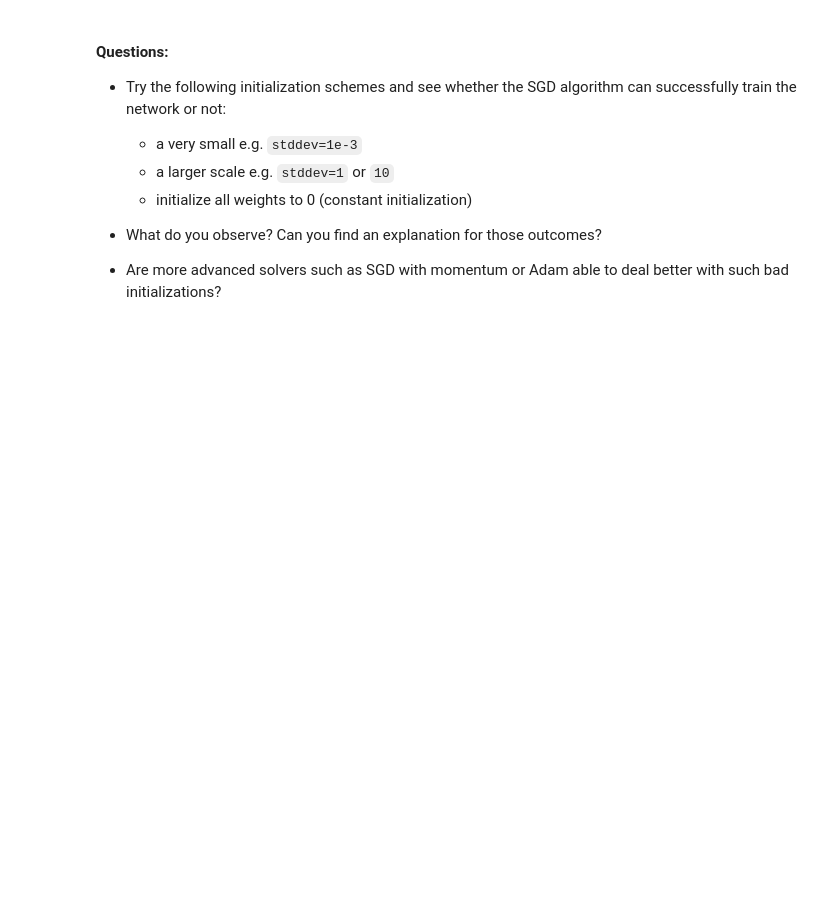
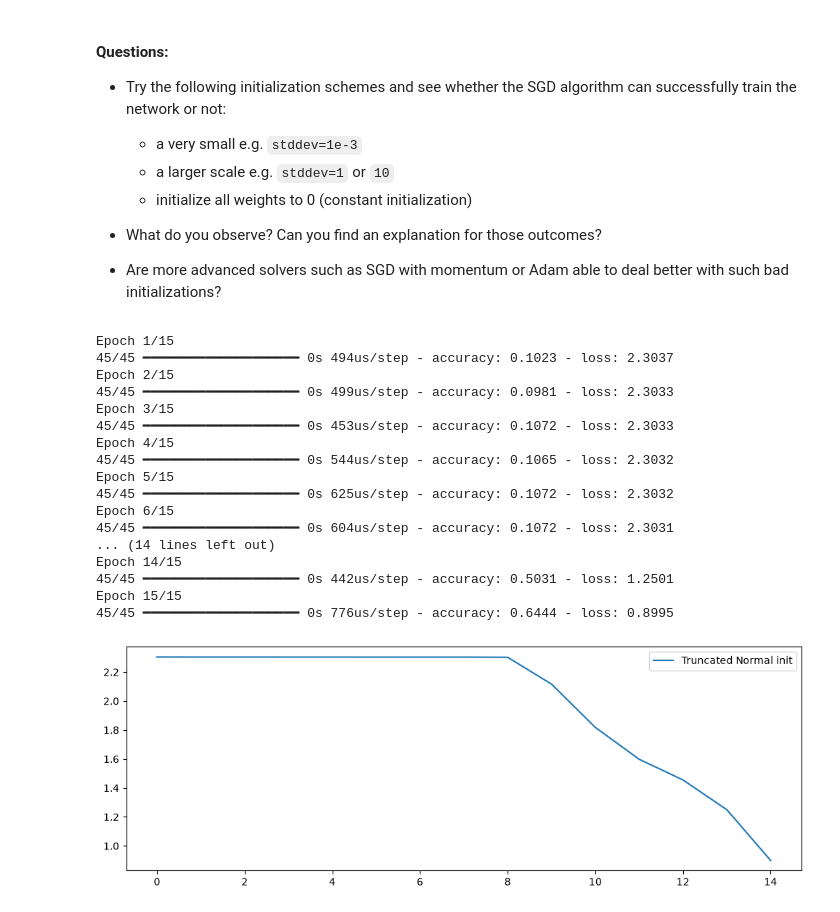
Before and after one commit to zdai399/deep_learning, a Jupyter notebook: 01_materials/labs/lab_1.ipynb, the cells around one changed output. Drawn from its saved outputs; the diff is of its cells as text; code cells hidden in the pictures; blank space fills up the shorter version.

```diff
--- a/01_materials/labs/lab_1.ipynb
+++ b/01_materials/labs/lab_1.ipynb
@@ -726,0 +831,45 @@ model.layers[0].weights
+# %%
+from tensorflow.keras import initializers
+from tensorflow.keras import optimizers
+
+input_dim = 64
+hidden_dim = 64
+output_dim = 10
+
+normal_init = initializers.TruncatedNormal(stddev=0.001, seed=42)
+
+model = Sequential()
+model.add(Dense(hidden_dim, input_dim=input_dim, activation="tanh",
+                kernel_initializer=normal_init))
+model.add(Dense(hidden_dim, activation="tanh",
+                kernel_initializer=normal_init))
+model.add(Dense(output_dim, activation="softmax",
+                kernel_initializer=normal_init))
+
+model.compile(optimizer=optimizers.SGD(learning_rate=0.1),
+              loss='categorical_crossentropy', metrics=['accuracy'])
+
+history = model.fit(X_train, y_train, epochs=15, batch_size=32)
+
+plt.figure(figsize=(12, 4))
+plt.plot(history.history['loss'], label="Truncated Normal init")
+plt.legend();
+# %% [output]
+Epoch 1/15
+45/45 ━━━━━━━━━━━━━━━━━━━━ 0s 494us/step - accuracy: 0.1023 - loss: 2.3037
+Epoch 2/15
+45/45 ━━━━━━━━━━━━━━━━━━━━ 0s 499us/step - accuracy: 0.0981 - loss: 2.3033
+Epoch 3/15
+45/45 ━━━━━━━━━━━━━━━━━━━━ 0s 453us/step - accuracy: 0.1072 - loss: 2.3033
+Epoch 4/15
+45/45 ━━━━━━━━━━━━━━━━━━━━ 0s 544us/step - accuracy: 0.1065 - loss: 2.3032
+Epoch 5/15
+45/45 ━━━━━━━━━━━━━━━━━━━━ 0s 625us/step - accuracy: 0.1072 - loss: 2.3032
+Epoch 6/15
+45/45 ━━━━━━━━━━━━━━━━━━━━ 0s 604us/step - accuracy: 0.1072 - loss: 2.3031
+... (14 lines left out)
+Epoch 14/15
+45/45 ━━━━━━━━━━━━━━━━━━━━ 0s 442us/step - accuracy: 0.5031 - loss: 1.2501
+Epoch 15/15
+45/45 ━━━━━━━━━━━━━━━━━━━━ 0s 776us/step - accuracy: 0.6444 - loss: 0.8995
+[figure, added]
```
Also changed, not shown: parts of 16 cells of this notebook.
